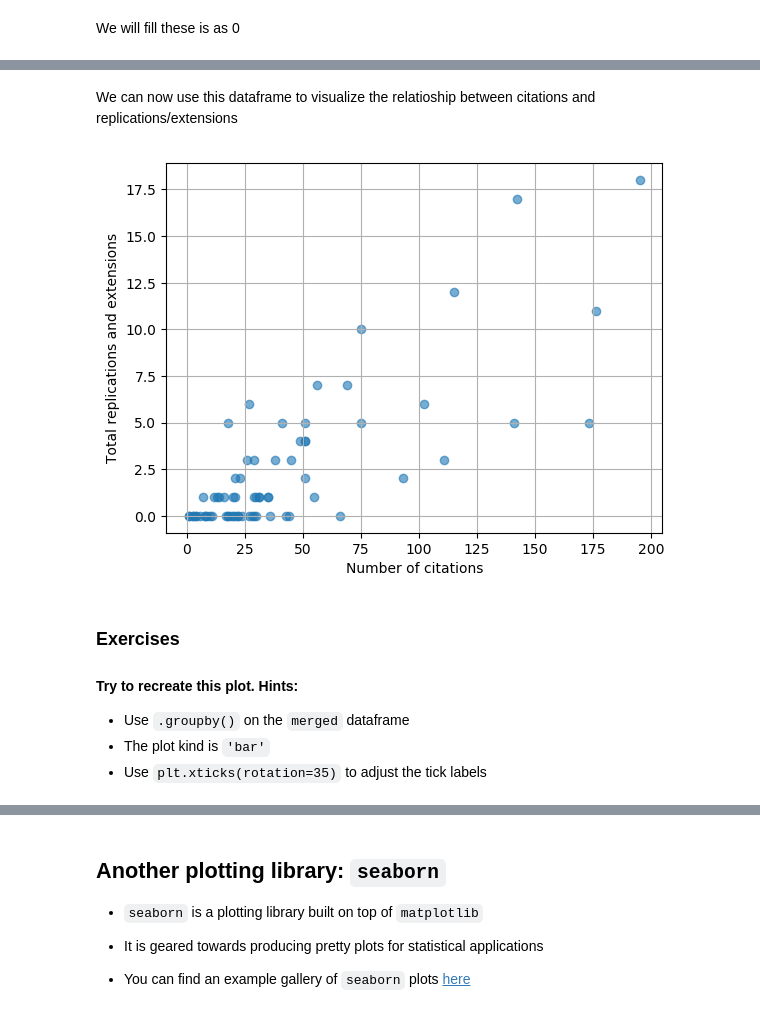
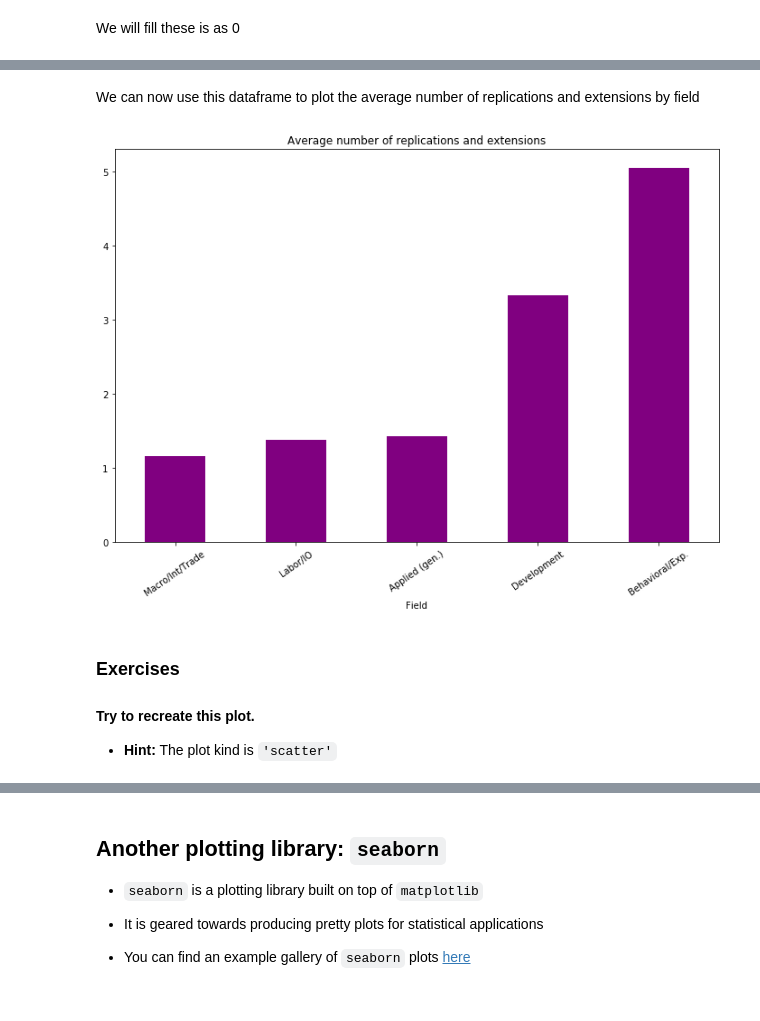
Before and after one commit to QuantEcon/phd_workshops, a Jupyter notebook: Natasha/intro-to-data-analysis-plotting.ipynb, the cells around one changed output, grey strips where cells are left out. Cells and saved outputs as stored; diff of their text form; code cells hidden in the pictures.

```diff
--- a/Natasha/intro-to-data-analysis-plotting.ipynb
+++ b/Natasha/intro-to-data-analysis-plotting.ipynb
@@ -511,20 +522,19 @@ merged[merged['volTitle'] == 'Preemption Games: Theory and Experiment']
 # %% [markdown]
-We can now use this dataframe to visualize the relatioship between citations and replications/extensions
+We can now use this dataframe to plot the average number of replications and extensions by field
-# %%
-plt.scatter(merged['volWoS'], merged['either'], alpha=0.6)
-plt.ylabel('Total replications and extensions')
-plt.xlabel('Number of citations')
-plt.grid()
-plt.show()
-# %% [output]
-[figure, removed]
+# %%
+to_plot = merged[['volField', 'either']].groupby('volField').mean()
+to_plot.sort_values(by='either').plot(kind='bar', color='purple', figsize=(12, 8), legend=False)
+plt.title('Average number of replications and extensions')
+plt.xlabel('Field')
+plt.xticks(rotation=35)
+plt.show()
+# %% [output]
+[figure, added]
 # %% [markdown]
 ### Exercises
 
-#### Try to recreate this plot. Hints:
-* Use `.groupby()` on the `merged` dataframe
-* The plot kind is `'bar'`
-* Use `plt.xticks(rotation=35)` to adjust the tick labels
+#### Try to recreate this plot.
+* **Hint:** The plot kind is `'scatter'`
 # %%
 Image('./plot_exer1.png')
 # %% [output]
```
Also changed, not shown: parts of 40 cells of this notebook, 1 other file.
